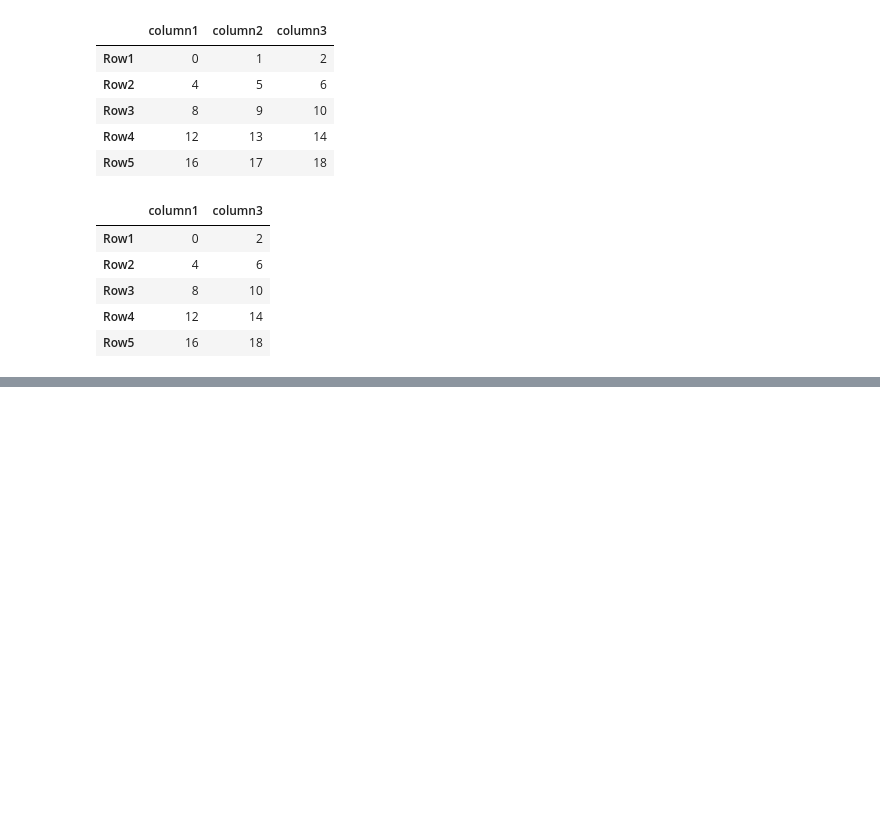
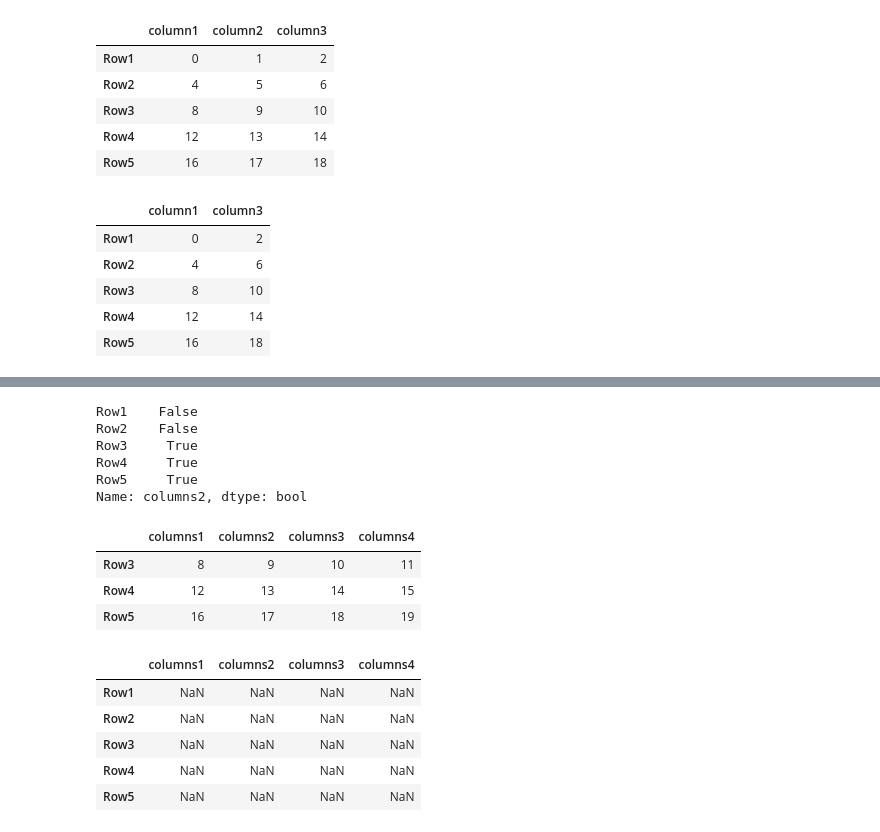
Before and after one commit to DenzAviator/pandas, a Jupyter notebook: research.ipynb, the cells around one changed output, grey strips where cells are left out. Drawn from its saved outputs; the diff is of its cells as text; code cells hidden in the pictures; blank space fills up the shorter version.

```diff
--- a/research.ipynb
+++ b/research.ipynb
@@ -58,0 +269,25 @@ df[["column1","column3"]]
+# %%
+df["columns2"]>5
+# %% [output]
+Row1    False
+Row2    False
+Row3     True
+Row4     True
+Row5     True
+Name: columns2, dtype: bool
+# %%
+df[df["columns2"]>5]
+# %% [output]
+|  | columns1 | columns2 | columns3 | columns4 |
+| Row3 | 8 | 9 | 10 | 11 |
+| Row4 | 12 | 13 | 14 | 15 |
+| Row5 | 16 | 17 | 18 | 19 |
+# %%
+df[df.isnull()]
+# %% [output]
+|  | columns1 | columns2 | columns3 | columns4 |
+| Row1 | NaN | NaN | NaN | NaN |
+| Row2 | NaN | NaN | NaN | NaN |
+| Row3 | NaN | NaN | NaN | NaN |
+| Row4 | NaN | NaN | NaN | NaN |
+| Row5 | NaN | NaN | NaN | NaN |
```
Also changed, not shown: parts of 33 cells of this notebook.
